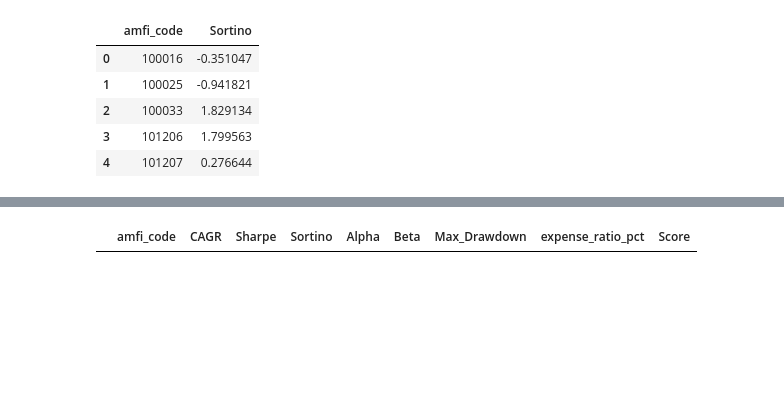
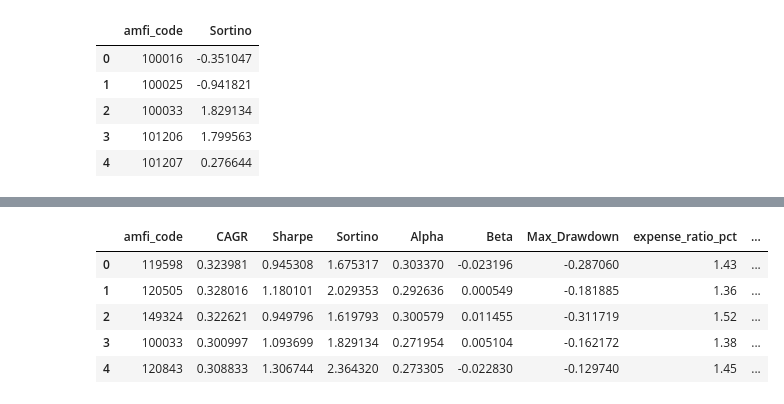
Before and after one commit to sanskaaar01/mutual-fund-analytics, a Jupyter notebook: notebooks/Performance_Analytics.ipynb, the cells around one changed output, grey strips where cells are left out. Cells and saved outputs as stored; diff of their text form; code cells hidden in the pictures; blank space fills up the shorter version.

```diff
--- a/notebooks/Performance_Analytics.ipynb
+++ b/notebooks/Performance_Analytics.ipynb
@@ -249,52 +369,18 @@ drawdown_df.head()
-# %%
-scorecard = (
-    cagr_df
-    .merge(sharpe_df,on="amfi_code")
-    .merge(sortino_df,on="amfi_code")
-    .merge(alpha_beta_df,on="amfi_code")
-    .merge(drawdown_df,on="amfi_code")
-)
-
-scorecard = scorecard.merge(
-    performance[
-        [
-            "amfi_code",
-            "expense_ratio_pct"
-        ]
-    ],
-    on="amfi_code"
-)
-
-scorecard["Score"] = (
-
-    scorecard["CAGR"].rank(pct=True)*30
-
-    +
-
-    scorecard["Sharpe"].rank(pct=True)*25
-
-    +
-
-    scorecard["Alpha"].rank(pct=True)*20
-
-    +
-
-    (1-scorecard["expense_ratio_pct"].rank(pct=True))*15
-
-    +
-
-    (1-scorecard["Max_Drawdown"].rank(pct=True))*10
-
-)
-
-scorecard = scorecard.sort_values(
-    "Score",
-    ascending=False
-)
-
-scorecard.head()
-# %% [output]
-|  | amfi_code | CAGR | Sharpe | Sortino | Alpha | Beta | Max_Drawdown | expense_ratio_pct | Score |
+# %%
+scorecard = scorecard.merge(
+    tracking_error_df,
+    on="amfi_code",
+    how="left"
+)
+
+scorecard.head()
+# %% [output]
+|  | amfi_code | CAGR | Sharpe | Sortino | Alpha | Beta | Max_Drawdown | expense_ratio_pct | ... |
+| 0 | 119598 | 0.323981 | 0.945308 | 1.675317 | 0.303370 | -0.023196 | -0.287060 | 1.43 | ... |
+| 1 | 120505 | 0.328016 | 1.180101 | 2.029353 | 0.292636 | 0.000549 | -0.181885 | 1.36 | ... |
+| 2 | 149324 | 0.322621 | 0.949796 | 1.619793 | 0.300579 | 0.011455 | -0.311719 | 1.52 | ... |
+| 3 | 100033 | 0.300997 | 1.093699 | 1.829134 | 0.271954 | 0.005104 | -0.162172 | 1.38 | ... |
+| 4 | 120843 | 0.308833 | 1.306744 | 2.364320 | 0.273305 | -0.022830 | -0.129740 | 1.45 | ... |
 # %%
 scorecard.to_csv(
     "../reports/fund_scorecard.csv",
```
Also changed, not shown: parts of 10 cells of this notebook, 4 other files.
